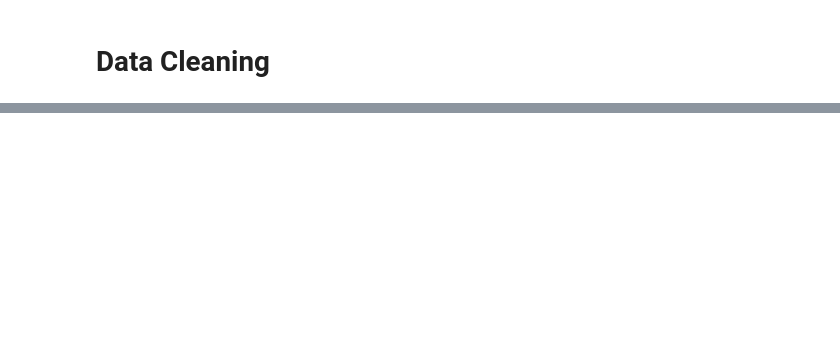
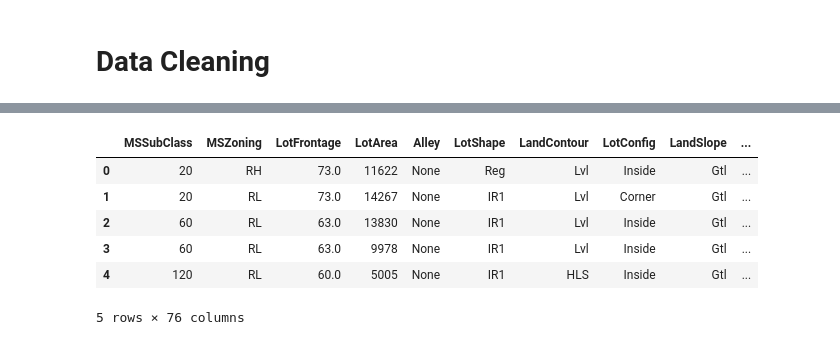
Before and after one commit to Princekrampah/FeatureEngineering, a Jupyter notebook: housePriceCompetition/dataCleaning.ipynb, the cells around one changed output, grey strips where cells are left out. Cells and saved outputs as stored; diff of their text form; code cells hidden in the pictures; blank space fills up the shorter version.

```diff
--- a/housePriceCompetition/dataCleaning.ipynb
+++ b/housePriceCompetition/dataCleaning.ipynb
@@ -227,0 +25,3 @@ df.to_csv("test_cleaned.csv", encoding = 'utf-8', index = False)
+# %%
+df_train = df_train.drop(['Utilities', 'Street', 'PoolQC',], axis=1)
+print('Shape of all_data= {}'.format(df_train.shape))
@@ -227,0 +30,8 @@ df.to_csv("test_cleaned.csv", encoding = 'utf-8', index = False)
+# %%
+for col in ('MSSubClass', 'YrSold', 'MoSold'):
+    df_train[col] = df_train[col].astype(str)
+# %%
+for col in df_train.select_dtypes(include = ["object", "category"]):
+    df_train[col] = df_train[col].fillna("None")
+    print("="*60)
+    print(f"{col} : Null count: {df_train[col].isnull().sum()} Unique values: {df_train[col].unique()}")
@@ -227,0 +56,12 @@ df.to_csv("test_cleaned.csv", encoding = 'utf-8', index = False)
+# %%
+df_train["LotFrontage"] = df_train.groupby("Neighborhood")["LotFrontage"].transform(lambda x : x.median())
+# %%
+df_train.head()
+# %% [output]
+|  | MSSubClass | MSZoning | LotFrontage | LotArea | Alley | LotShape | LandContour | LotConfig | LandSlope | ... |
+| 0 | 20 | RH | 73.0 | 11622 | None | Reg | Lvl | Inside | Gtl | ... |
+| 1 | 20 | RL | 73.0 | 14267 | None | IR1 | Lvl | Corner | Gtl | ... |
+| 2 | 60 | RL | 63.0 | 13830 | None | IR1 | Lvl | Inside | Gtl | ... |
+| 3 | 60 | RL | 63.0 | 9978 | None | IR1 | Lvl | Inside | Gtl | ... |
+| 4 | 120 | RL | 60.0 | 5005 | None | IR1 | HLS | Inside | Gtl | ... |
+5 rows × 76 columns
```
Also changed, not shown: parts of 50 cells of this notebook, 2 other files.
